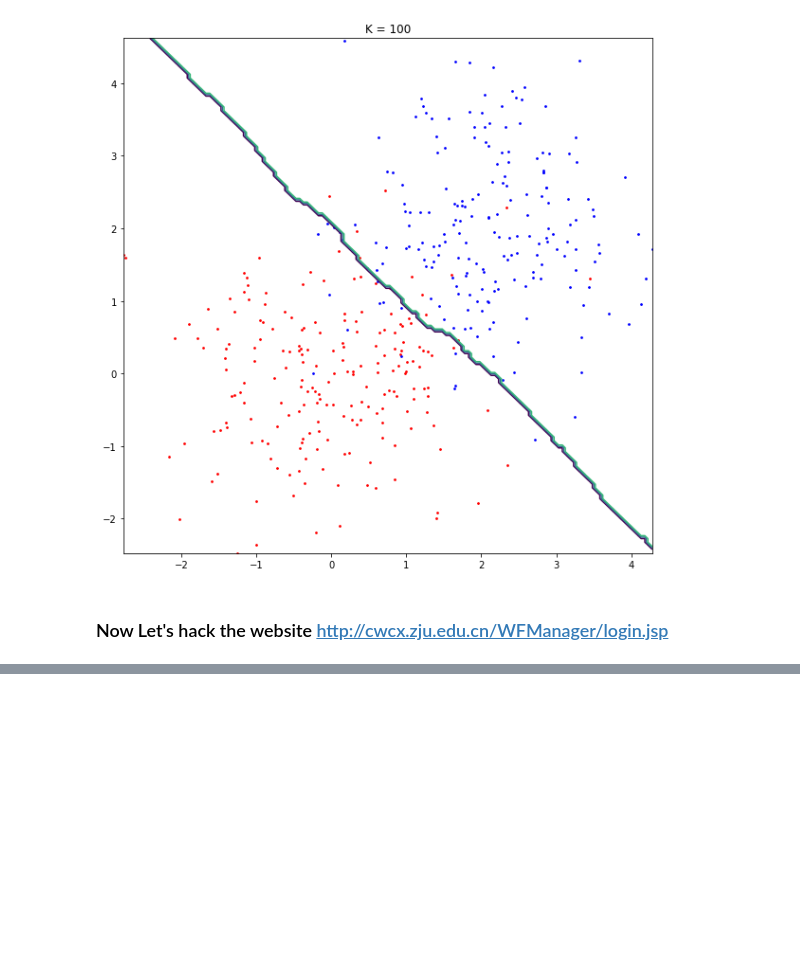
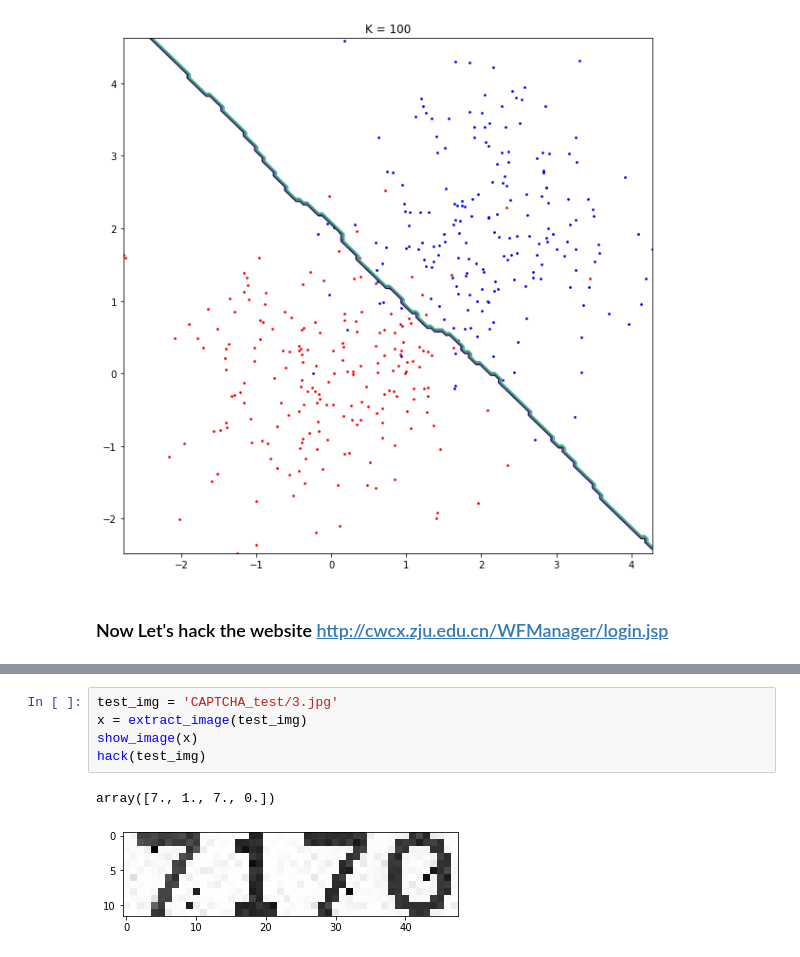
Before and after one commit to ForsakeLJK/ZJU_ML_2020_hw3, a Jupyter notebook: knn/knn_exp.ipynb, the cells around one changed output, grey strips where cells are left out. Drawn from its saved outputs; the diff is of its cells as text; blank space fills up the shorter version.

```diff
--- a/knn/knn_exp.ipynb
+++ b/knn/knn_exp.ipynb
@@ -51,0 +69,8 @@ show_image(x)
+# %%
+test_img = 'CAPTCHA_test/3.jpg'
+x = extract_image(test_img)
+show_image(x)
+hack(test_img)
+# %% [output]
+array([7., 1., 7., 0.])
+[figure, added]
```
Also changed, not shown: parts of 9 cells of this notebook, 1 other file.
